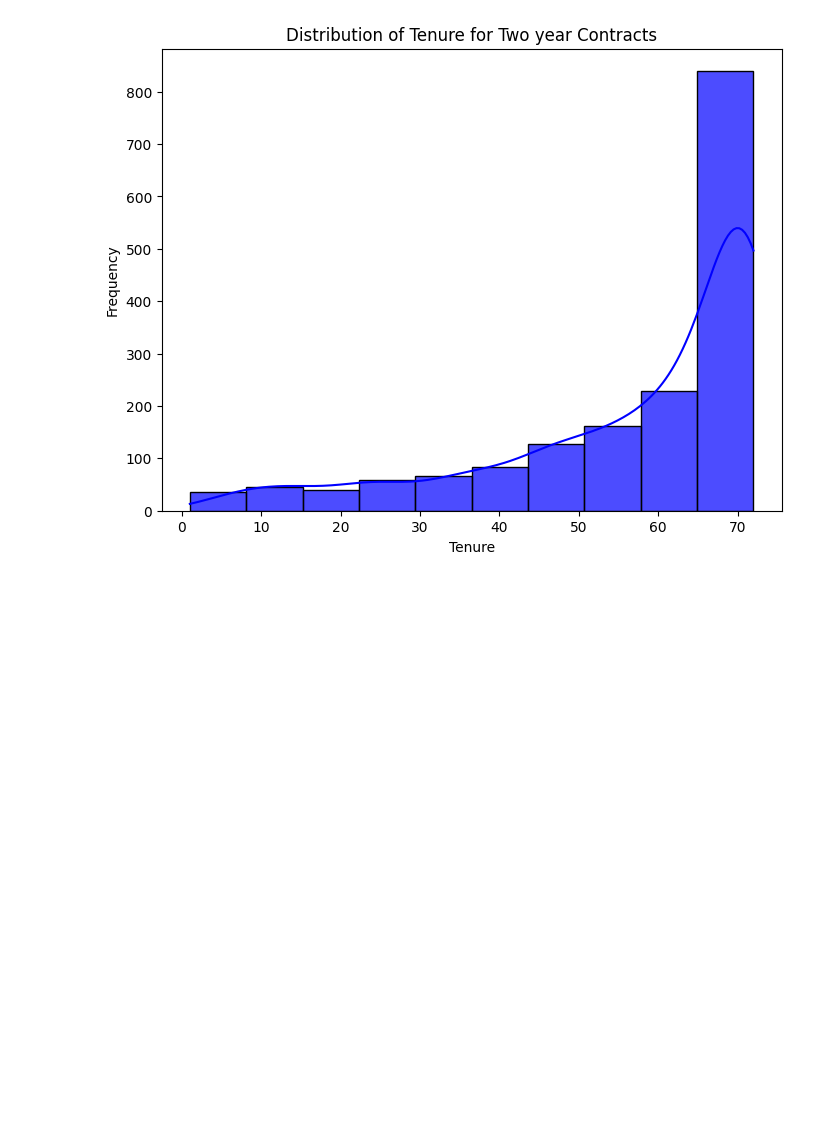
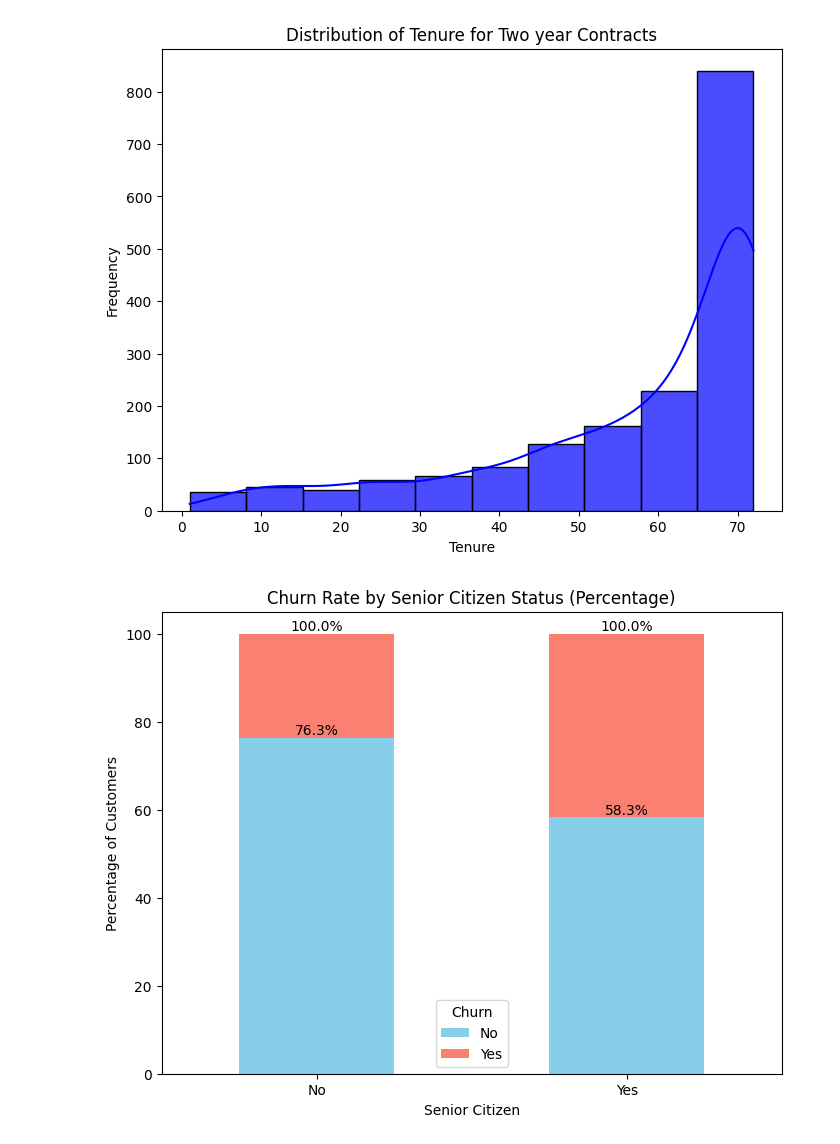
Before and after one commit to Anutri03/Churn_prediction, a Jupyter notebook: customer_churn_prediction.ipynb, the cells around one changed output. Drawn from its saved outputs; the diff is of its cells as text; code cells hidden in the pictures; blank space fills up the shorter version.

```diff
--- a/customer_churn_prediction.ipynb
+++ b/customer_churn_prediction.ipynb
@@ -197,3 +197,17 @@ for contract_type in contract_types:
 [figure]
 [figure]
 [figure]
+# %%
+churn_by_seniority_percentage = churn_by_seniority.apply(lambda x: x / x.sum() * 100, axis=1)
+ax = churn_by_seniority_percentage.plot(kind='bar', stacked=True, figsize=(8, 6), color=['skyblue', 'salmon'])
+plt.title('Churn Rate by Senior Citizen Status (Percentage)')
+plt.xlabel('Senior Citizen')
+plt.ylabel('Percentage of Customers')
+plt.xticks(ticks=[0, 1], labels=['No', 'Yes'], rotation=0)
+plt.legend(title='Churn', labels=['No', 'Yes'])
+# Add annotations
+for container in ax.containers:
+    ax.bar_label(container, fmt='%.1f%%')
+plt.show()
+# %% [output]
+[figure, added]
```
Also changed, not shown: parts of 2 cells of this notebook.
